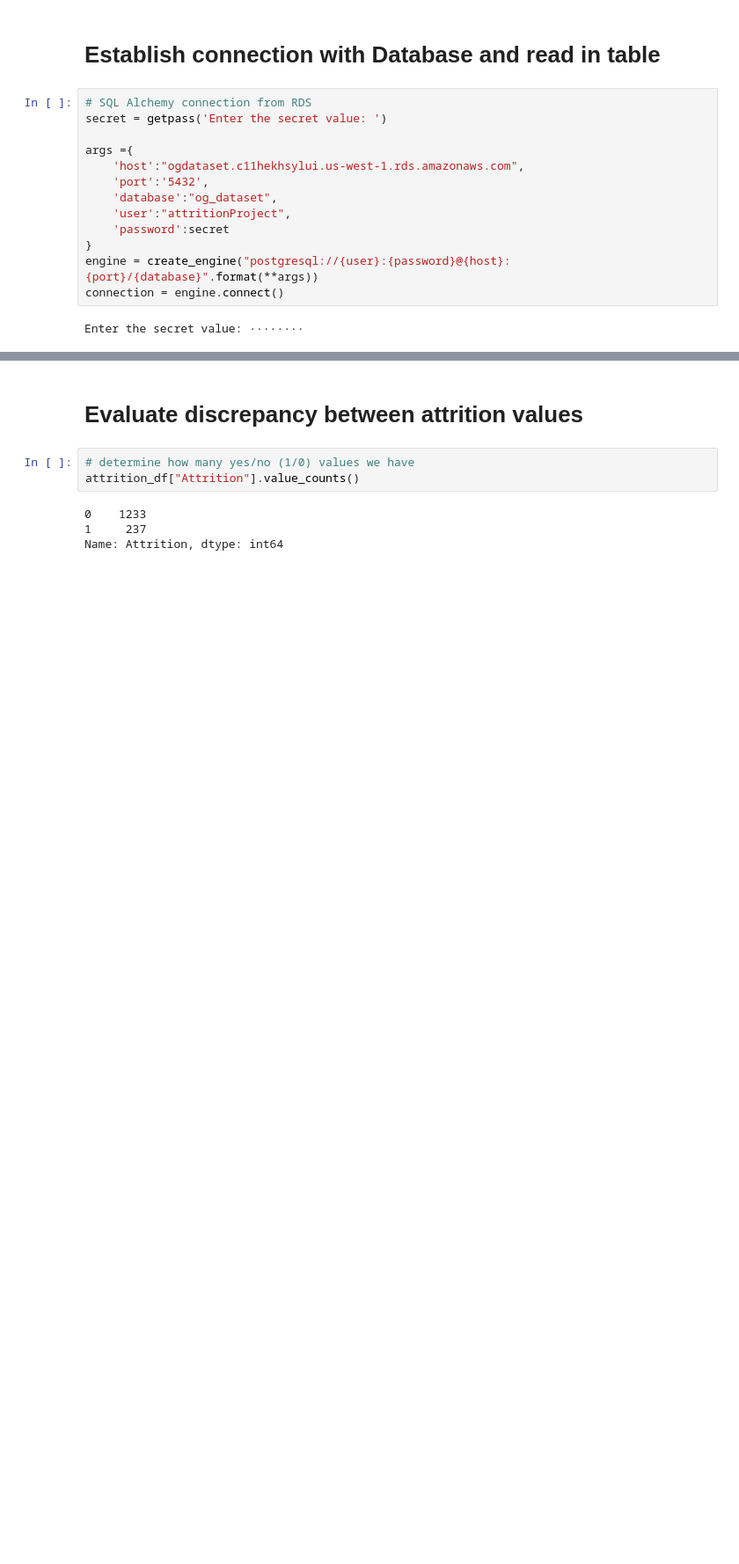
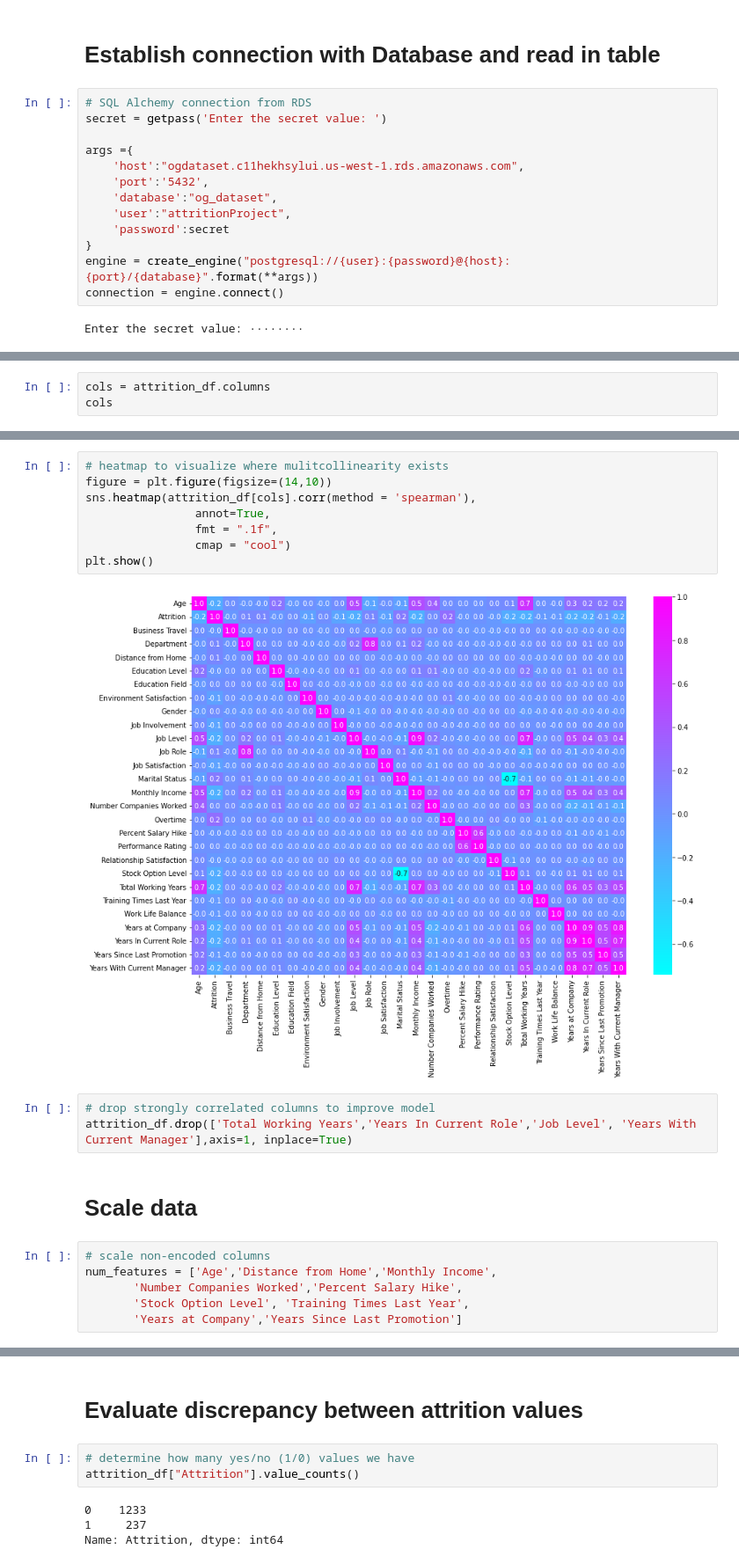
Before and after one commit to katewang1/Employee_Attrition_Analysis, a Jupyter notebook: Machine_Learning/supervised_learning_model.ipynb, the cells around one changed output, grey strips where cells are left out. Shown at 88% size. Cells and saved outputs as stored; diff of their text form; blank space fills up the shorter version.

Commit message:
optimized model & added pickle files, EDA

```diff
--- a/Machine_Learning/supervised_learning_model.ipynb
+++ b/Machine_Learning/supervised_learning_model.ipynb
@@ -52,0 +62,3 @@ attrition_df
+# %%
+cols = attrition_df.columns
+cols
@@ -52,0 +76,21 @@ attrition_df
+# %%
+# heatmap to visualize where mulitcollinearity exists
+figure = plt.figure(figsize=(14,10))
+sns.heatmap(attrition_df[cols].corr(method = 'spearman'),
+                annot=True,
+                fmt = ".1f",
+                cmap = "cool")
+plt.show()
+# %% [output]
+[figure, added]
+# %%
+# drop strongly correlated columns to improve model
+attrition_df.drop(['Total Working Years','Years In Current Role','Job Level', 'Years With Current Manager'],axis=1, inplace=True)
+# %% [markdown]
+# Scale data
+# %%
+# scale non-encoded columns
+num_features = ['Age','Distance from Home','Monthly Income',
+       'Number Companies Worked','Percent Salary Hike',
+       'Stock Option Level', 'Training Times Last Year',
+       'Years at Company','Years Since Last Promotion']
```
Also changed, not shown: parts of 17 cells of this notebook, 4 other files.
